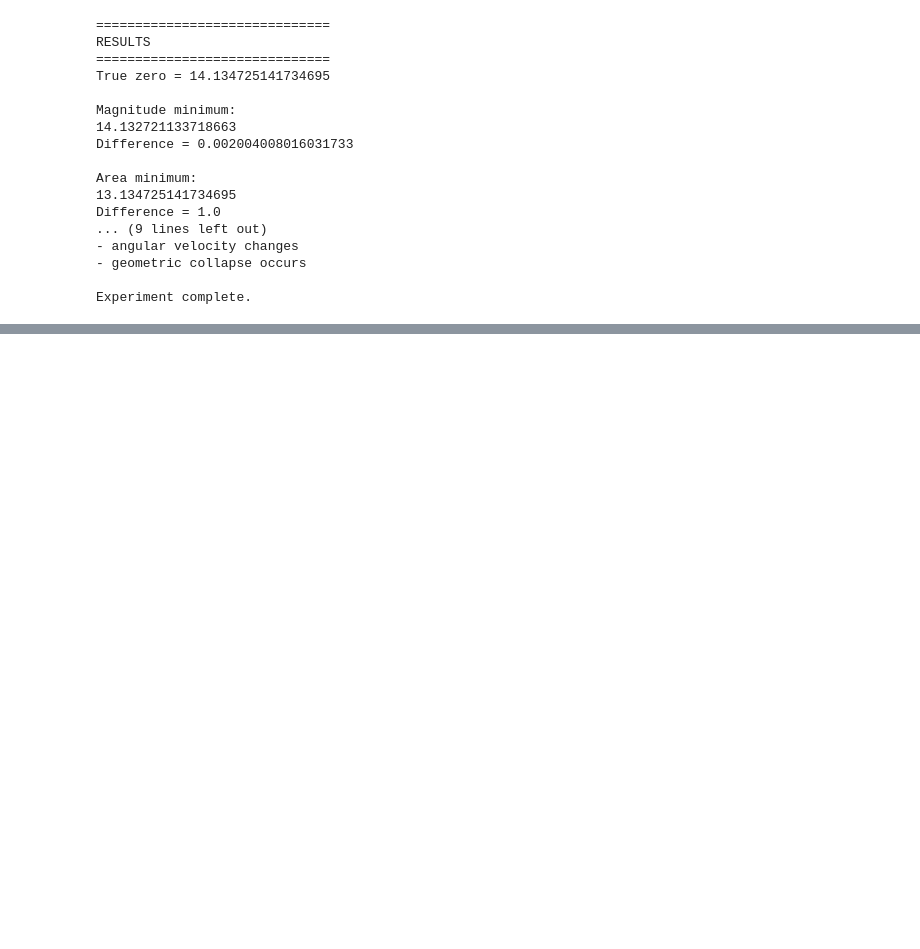
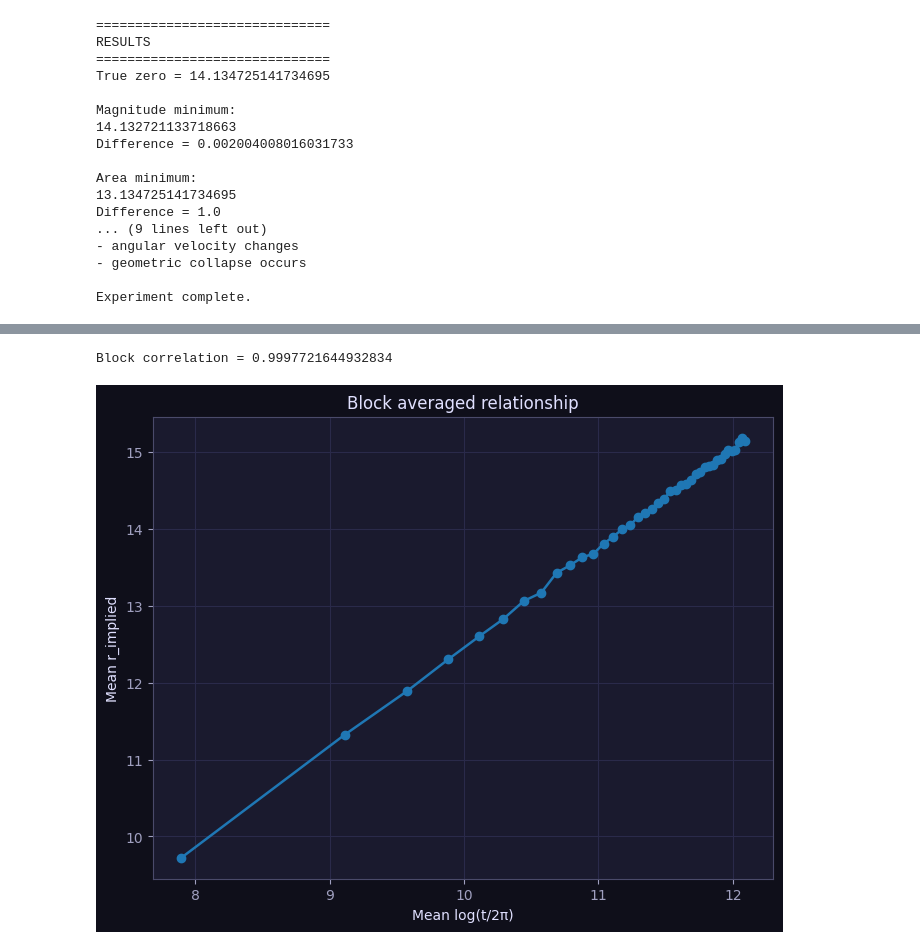
Before and after one commit to hamidchaouchi/ibm-127-qubit, a Jupyter notebook: the-zeta-triangle-recurrent-zeros.ipynb, the cells around one changed output, grey strips where cells are left out. Cells and saved outputs as stored; diff of their text form; code cells hidden in the pictures; blank space fills up the shorter version.

```diff
--- a/the-zeta-triangle-recurrent-zeros.ipynb
+++ b/the-zeta-triangle-recurrent-zeros.ipynb
@@ -1946,0 +2364,43 @@ Experiment complete.
+# %%
+# ============================================================
+# BLOCK AVERAGING TEST
+# ============================================================
+
+block_size = 50000
+num_blocks = len(r_implied) // block_size
+
+mean_r = []
+mean_log = []
+
+for i in range(num_blocks):
+    start = i * block_size
+    end = start + block_size
+
+    mean_r.append(np.mean(r_implied[start:end]))
+    mean_log.append(np.mean(log_term[start:end]))
+
+mean_r = np.array(mean_r)
+mean_log = np.array(mean_log)
+
+# ============================================================
+# CORRELATION ON BLOCK MEANS
+# ============================================================
+
+block_corr = np.corrcoef(mean_r, mean_log)[0,1]
+
+print("\nBlock correlation =", block_corr)
+
+# ============================================================
+# PLOT
+# ============================================================
+
+plt.figure(figsize=(8,6))
+plt.plot(mean_log, mean_r, 'o-')
+plt.xlabel("Mean log(t/2π)")
+plt.ylabel("Mean r_implied")
+plt.title("Block averaged relationship")
+plt.grid(True)
+plt.show()
+# %% [output]
+Block correlation = 0.9997721644932834
+[figure, added]
```
Also changed, not shown: parts of 5 cells of this notebook.
